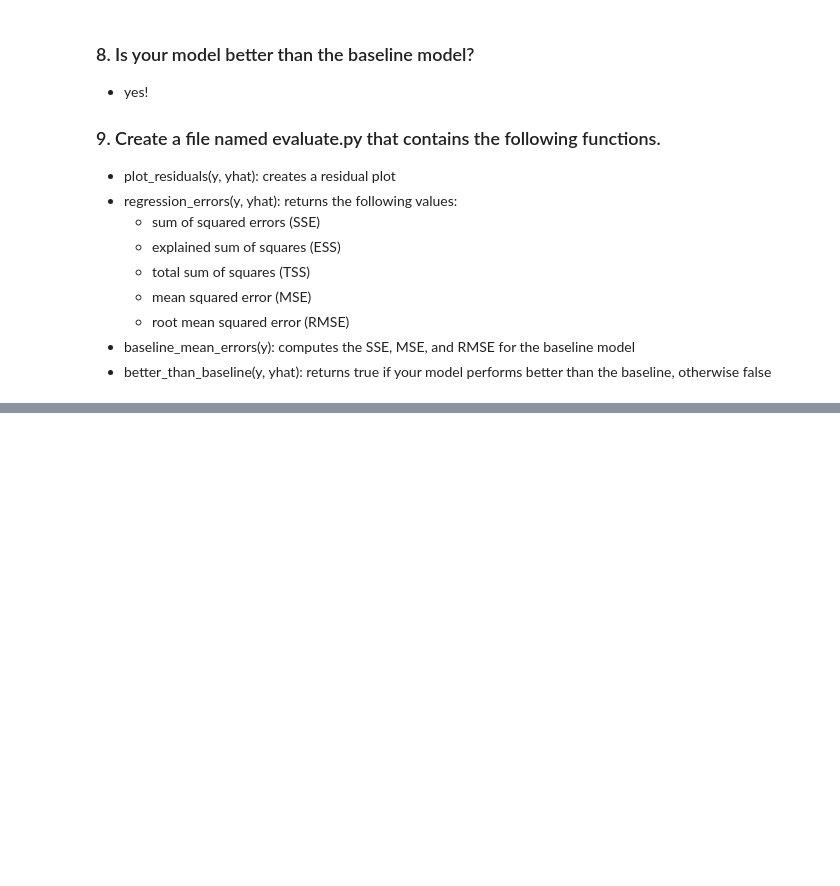
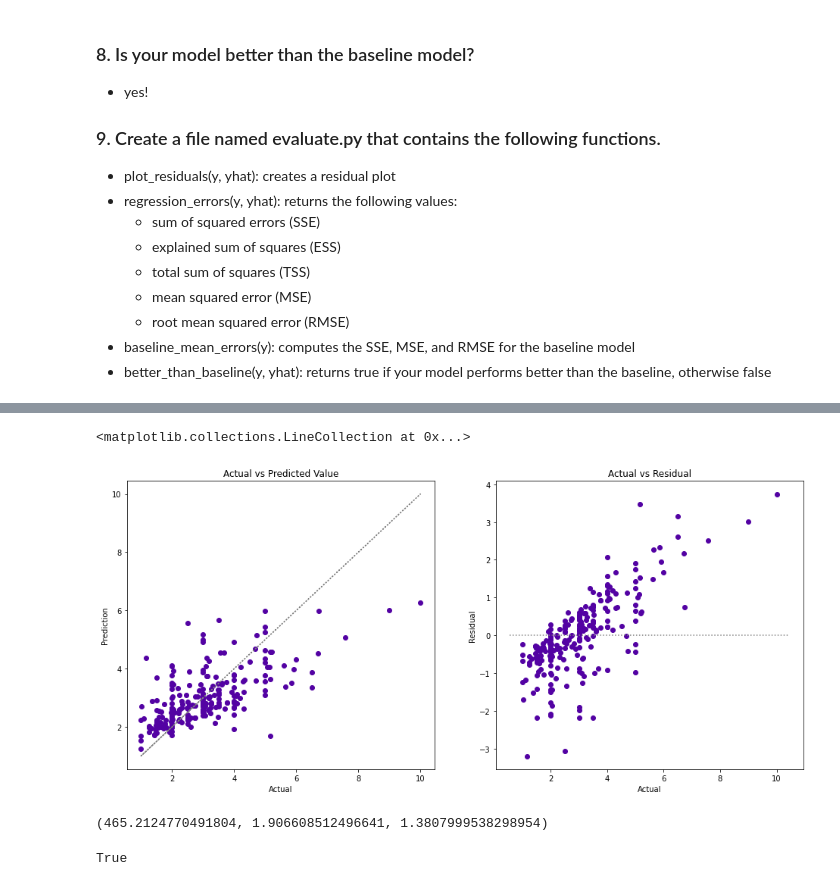
Before and after one commit to HeatherOrtegaMcMillan/regression-exercises, a Jupyter notebook: evaluate.ipynb, the cells around one changed output, grey strips where cells are left out. Drawn from its saved outputs; the diff is of its cells as text; code cells hidden in the pictures; blank space fills up the shorter version.

```diff
--- a/evaluate.ipynb
+++ b/evaluate.ipynb
@@ -320,0 +369,17 @@ def battle_of_the_squares(df, actuals, model_predictions, baseline):
+# %%
+# function for plotting dot residuals
+plt.figure(figsize=(16, 7))
+ax = plt.subplot(1, 2, 1)
+ax.scatter(df.tip, df.yhat, label='predicted')
+ax.set(title='Actual vs Predicted Value', ylabel='Prediction', xlabel='Actual')
+ax.plot(df.tip, df.tip, ls=':', c='gray')
+#put r^2 value on graph
+# and rmse and rmse of baseline
+
+ax = plt.subplot(1, 2, 2)
+ax.scatter(df.tip, df.residuals)
+ax.set(title = 'Actual vs Residual',ylabel='Residual', xlabel='Actual')
+ax.hlines(0, *ax.get_xlim(), ls=':', color='gray')
+# %% [output]
+<matplotlib.collections.LineCollection at 0x...>
+[figure, added]
@@ -320,0 +452,7 @@ def battle_of_the_squares(df, actuals, model_predictions, baseline):
+# %%
+# perform a functio test using rando variables
+# and it works! checked with numbers above
+a, b, c = baseline_mean_errors(df.tip)
+a, b, c
+# %% [output]
+(465.2124770491804, 1.906608512496641, 1.3807999538298954)
@@ -320,0 +481,4 @@ def battle_of_the_squares(df, actuals, model_predictions, baseline):
+# %%
+better_than_baseline(df.tip, df.yhat)
+# %% [output]
+True
```
Also changed, not shown: parts of 28 cells of this notebook.
